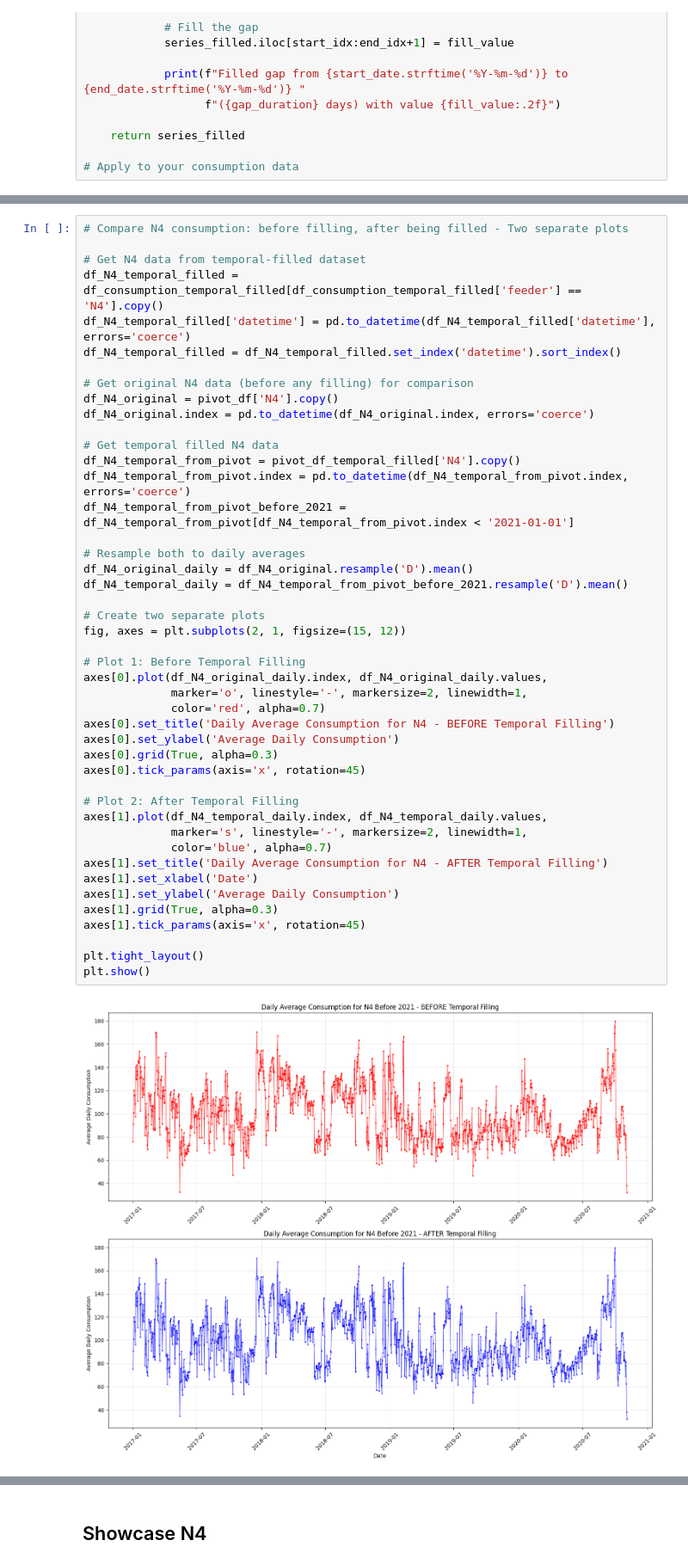
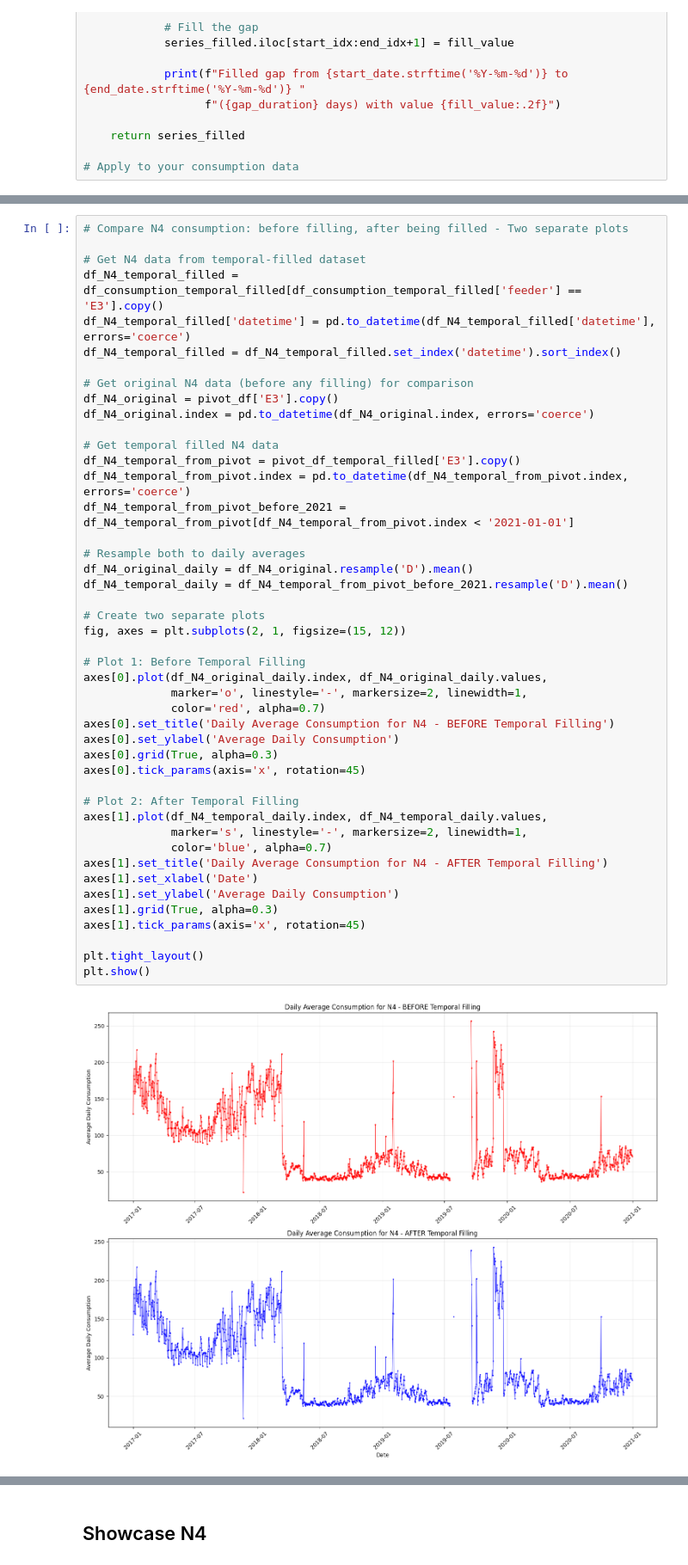
Before and after one commit to NicolaiBaklund/IT3212, a Jupyter notebook: notebooks/Paraguay/missing/missing_values.ipynb, the cells around one changed output, grey strips where cells are left out. Shown at 86% size. Cells and saved outputs as stored; diff of their text form.

```diff
--- a/notebooks/Paraguay/missing/missing_values.ipynb
+++ b/notebooks/Paraguay/missing/missing_values.ipynb
@@ -425,49 +425,49 @@ I4: 97.2% available
 # Compare N4 consumption: before filling, after being filled - Two separate plots
 
 # Get N4 data from temporal-filled dataset
-df_N4_temporal_filled = df_consumption_temporal_filled[df_consumption_temporal_filled['feeder'] == 'N4'].copy()
+df_N4_temporal_filled = df_consumption_temporal_filled[df_consumption_temporal_filled['feeder'] == 'E3'].copy()
 df_N4_temporal_filled['datetime'] = pd.to_datetime(df_N4_temporal_filled['datetime'], errors='coerce')
 df_N4_temporal_filled = df_N4_temporal_filled.set_index('datetime').sort_index()
 
 # Get original N4 data (before any filling) for comparison
-df_N4_original = pivot_df['N4'].copy()
+df_N4_original = pivot_df['E3'].copy()
 df_N4_original.index = pd.to_datetime(df_N4_original.index, errors='coerce')
 
 # Get temporal filled N4 data
-df_N4_temporal_from_pivot = pivot_df_temporal_filled['N4'].copy()
+df_N4_temporal_from_pivot = pivot_df_temporal_filled['E3'].copy()
 df_N4_temporal_from_pivot.index = pd.to_datetime(df_N4_temporal_from_pivot.index, errors='coerce')
 df_N4_temporal_from_pivot_before_2021 = df_N4_temporal_from_pivot[df_N4_temporal_from_pivot.index < '2021-01-01']
 
 # Resample both to daily averages
 df_N4_original_daily = df_N4_original.resample('D').mean()
 df_N4_temporal_daily = df_N4_temporal_from_pivot_before_2021.resample('D').mean()
 
 # Create two separate plots
 fig, axes = plt.subplots(2, 1, figsize=(15, 12))
 
 # Plot 1: Before Temporal Filling
 axes[0].plot(df_N4_original_daily.index, df_N4_original_daily.values,
              marker='o', linestyle='-', markersize=2, linewidth=1,
              color='red', alpha=0.7)
 axes[0].set_title('Daily Average Consumption for N4 - BEFORE Temporal Filling')
 axes[0].set_ylabel('Average Daily Consumption')
 axes[0].grid(True, alpha=0.3)
 axes[0].tick_params(axis='x', rotation=45)
 
 # Plot 2: After Temporal Filling
 axes[1].plot(df_N4_temporal_daily.index, df_N4_temporal_daily.values,
              marker='s', linestyle='-', markersize=2, linewidth=1,
              color='blue', alpha=0.7)
 axes[1].set_title('Daily Average Consumption for N4 - AFTER Temporal Filling')
 axes[1].set_xlabel('Date')
 axes[1].set_ylabel('Average Daily Consumption')
 axes[1].grid(True, alpha=0.3)
 axes[1].tick_params(axis='x', rotation=45)
 
 plt.tight_layout()
 plt.show()
 # %% [output]
-[figure, old version]
+[figure, new version]
 # %%
 # Fill the remaining gaps with 0
 
```
Also changed, not shown: parts of 5 cells of this notebook, 4 other files.
